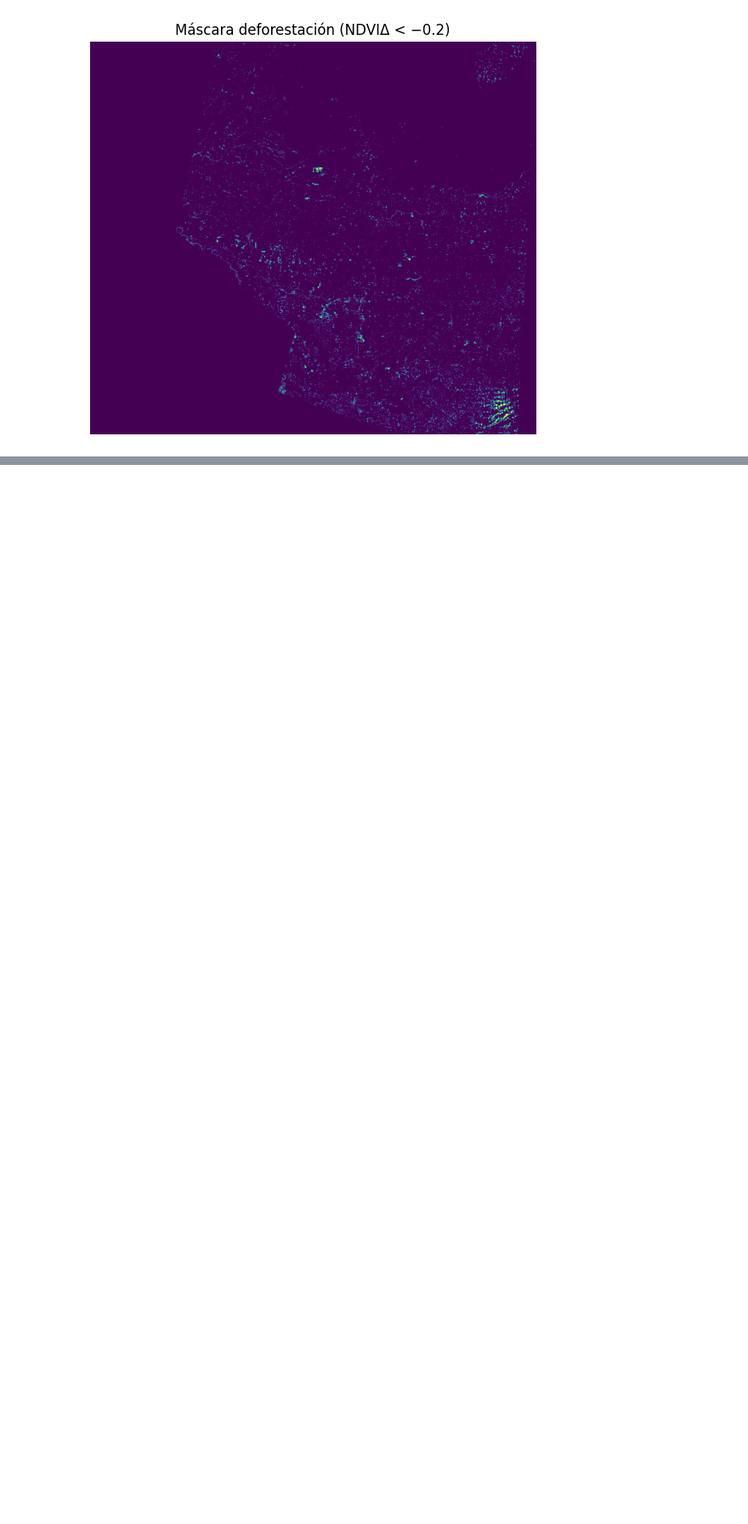
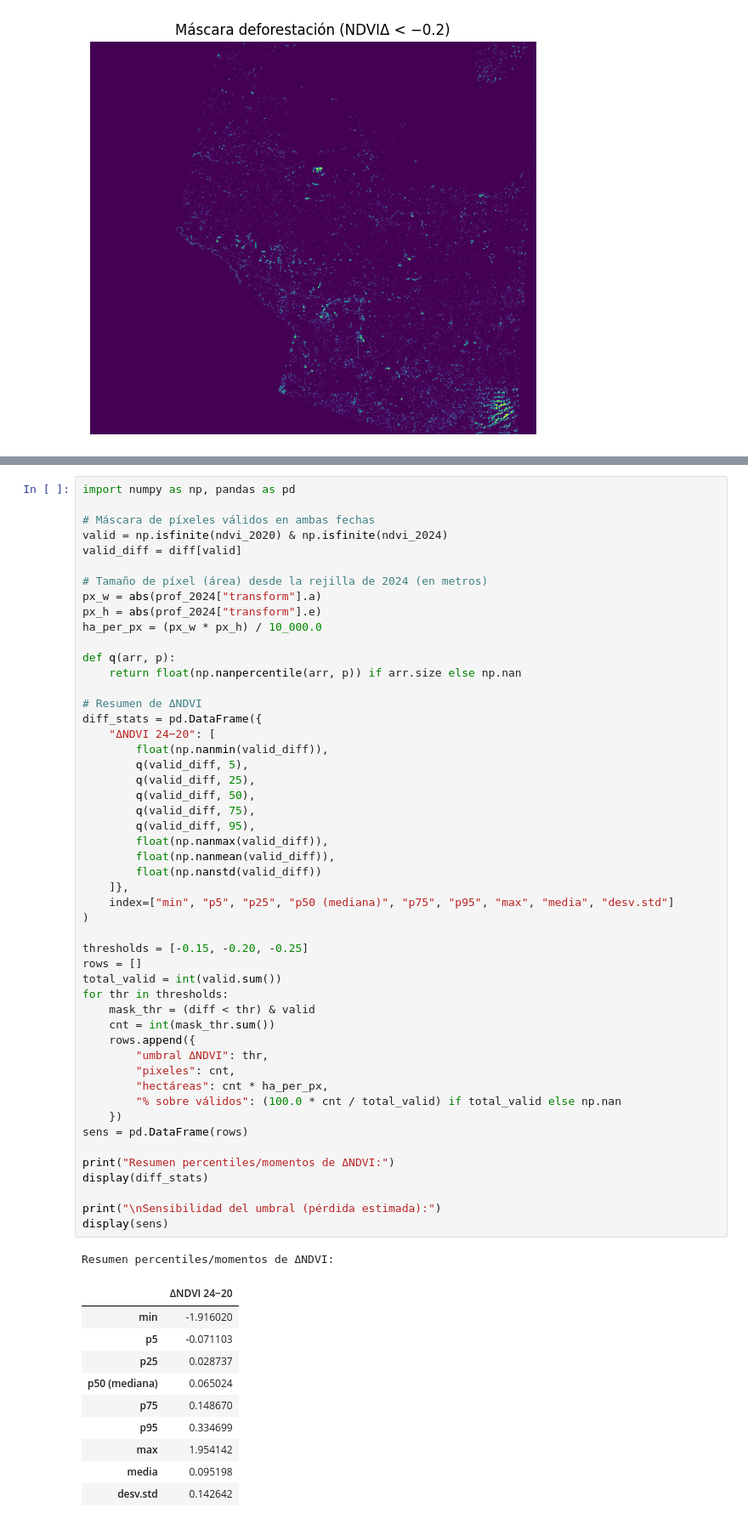
Before and after one commit to Riv2oo4/LAB3_DS, a Jupyter notebook: lab3DS.ipynb, the cells around one changed output, grey strips where cells are left out. Shown at 85% size. Drawn from its saved outputs; the diff is of its cells as text; blank space fills up the shorter version.

```diff
--- a/lab3DS.ipynb
+++ b/lab3DS.ipynb
@@ -214,0 +216,62 @@ Pérdida (umbral -0.200): 0.00 ha
+# %%
+import numpy as np, pandas as pd
+
+# Máscara de píxeles válidos en ambas fechas
+valid = np.isfinite(ndvi_2020) & np.isfinite(ndvi_2024)
+valid_diff = diff[valid]
+
+# Tamaño de píxel (área) desde la rejilla de 2024 (en metros)
+px_w = abs(prof_2024["transform"].a)
+px_h = abs(prof_2024["transform"].e)
+ha_per_px = (px_w * px_h) / 10_000.0
+
+def q(arr, p):
+    return float(np.nanpercentile(arr, p)) if arr.size else np.nan
+
+# Resumen de ΔNDVI
+diff_stats = pd.DataFrame({
+    "ΔNDVI 24−20": [
+        float(np.nanmin(valid_diff)),
+        q(valid_diff, 5),
+        q(valid_diff, 25),
+        q(valid_diff, 50),
+        q(valid_diff, 75),
+        q(valid_diff, 95),
+        float(np.nanmax(valid_diff)),
+        float(np.nanmean(valid_diff)),
+        float(np.nanstd(valid_diff))
+    ]},
+    index=["min", "p5", "p25", "p50 (mediana)", "p75", "p95", "max", "media", "desv.std"]
+)
+
+thresholds = [-0.15, -0.20, -0.25]
+rows = []
+total_valid = int(valid.sum())
+for thr in thresholds:
+    mask_thr = (diff < thr) & valid
+    cnt = int(mask_thr.sum())
+    rows.append({
+        "umbral ΔNDVI": thr,
+        "pixeles": cnt,
+        "hectáreas": cnt * ha_per_px,
+        "% sobre válidos": (100.0 * cnt / total_valid) if total_valid else np.nan
+    })
+sens = pd.DataFrame(rows)
+
+print("Resumen percentiles/momentos de ΔNDVI:")
+display(diff_stats)
+
+print("\nSensibilidad del umbral (pérdida estimada):")
+display(sens)
+# %% [output]
+Resumen percentiles/momentos de ΔNDVI:
+|  | ΔNDVI 24−20 |
+| min | -1.916020 |
+| p5 | -0.071103 |
+| p25 | 0.028737 |
+| p50 (mediana) | 0.065024 |
+| p75 | 0.148670 |
+| p95 | 0.334699 |
+| max | 1.954142 |
+| media | 0.095198 |
+| desv.std | 0.142642 |
```
Also changed, not shown: parts of 4 cells of this notebook.
